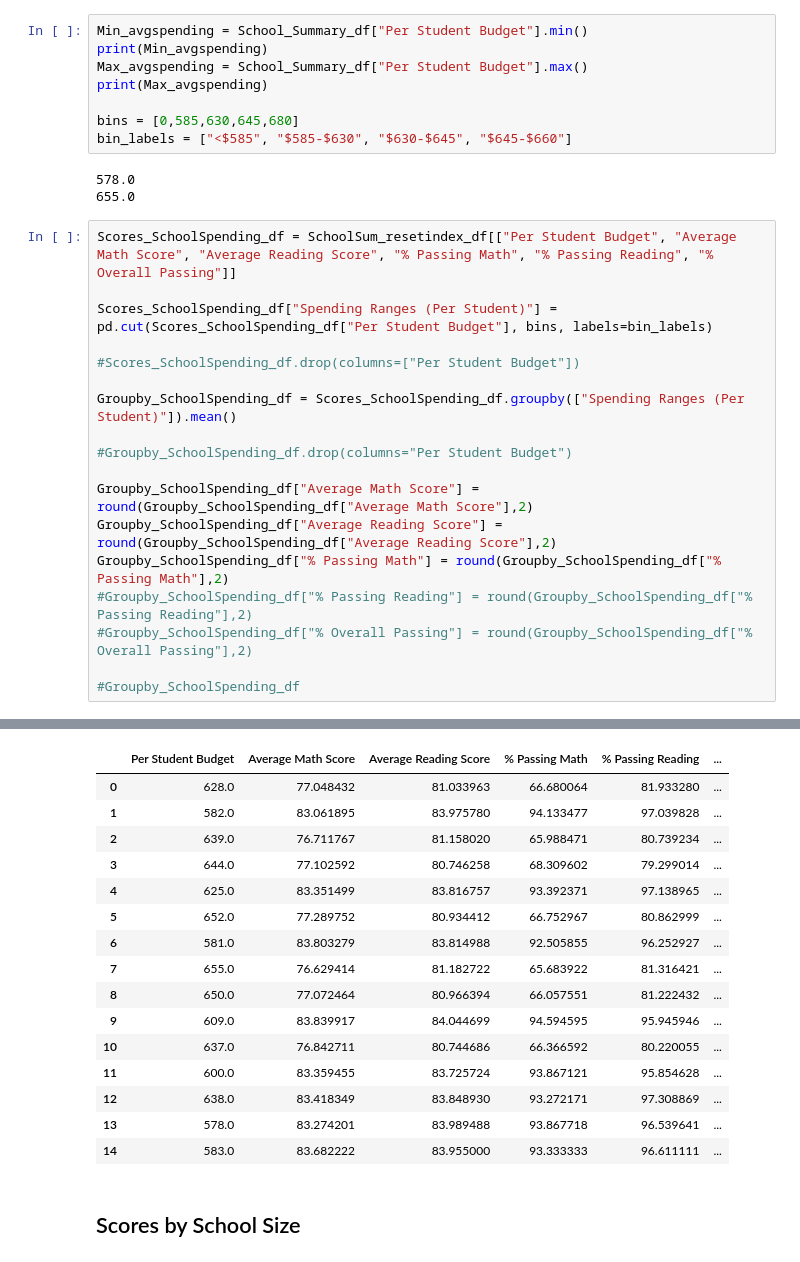
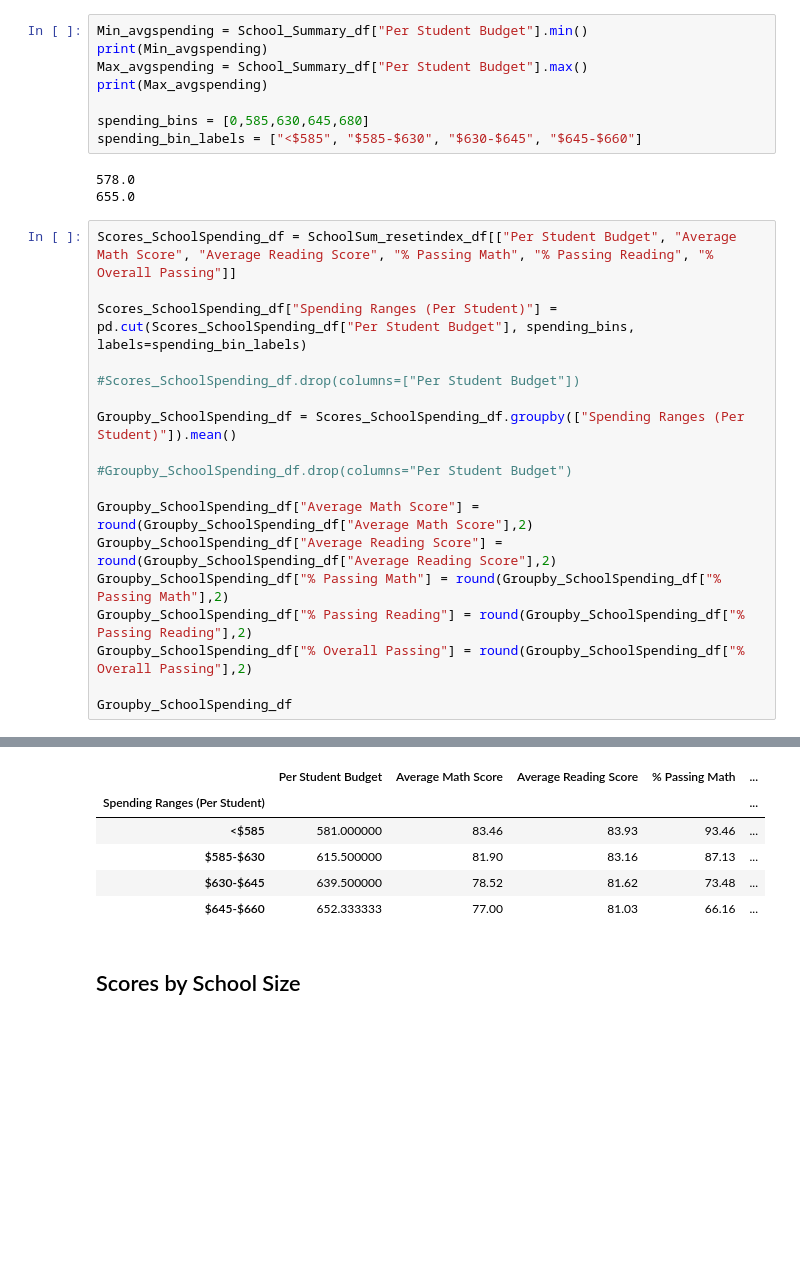
Before and after one commit to DerekLarson77/Pandas-School-Grades, a Jupyter notebook: PyCitySchools/PyCitySchools_rework.ipynb, the cells around one changed output, grey strips where cells are left out. Cells and saved outputs as stored; diff of their text form; blank space fills up the shorter version.

Commit message:
School Size and Type
Table completed.  Just need comments and to drop a column.

```diff
--- a/PyCitySchools/PyCitySchools_rework.ipynb
+++ b/PyCitySchools/PyCitySchools_rework.ipynb
@@ -441,51 +441,41 @@ print(Min_avgspending)
 Max_avgspending = School_Summary_df["Per Student Budget"].max()
 print(Max_avgspending)
 
-bins = [0,585,630,645,680]
-bin_labels = ["<$585", "$585-$630", "$630-$645", "$645-$660"]
+spending_bins = [0,585,630,645,680]
+spending_bin_labels = ["<$585", "$585-$630", "$630-$645", "$645-$660"]
 # %% [output]
 578.0
 655.0
 # %%
 Scores_SchoolSpending_df = SchoolSum_resetindex_df[["Per Student Budget", "Average Math Score", "Average Reading Score", "% Passing Math", "% Passing Reading", "% Overall Passing"]]
 
-Scores_SchoolSpending_df["Spending Ranges (Per Student)"] = pd.cut(Scores_SchoolSpending_df["Per Student Budget"], bins, labels=bin_labels)
+Scores_SchoolSpending_df["Spending Ranges (Per Student)"] = pd.cut(Scores_SchoolSpending_df["Per Student Budget"], spending_bins, labels=spending_bin_labels)
 
 #Scores_SchoolSpending_df.drop(columns=["Per Student Budget"])
 
 Groupby_SchoolSpending_df = Scores_SchoolSpending_df.groupby(["Spending Ranges (Per Student)"]).mean()
 
 #Groupby_SchoolSpending_df.drop(columns="Per Student Budget")
 
 Groupby_SchoolSpending_df["Average Math Score"] = round(Groupby_SchoolSpending_df["Average Math Score"],2)
 Groupby_SchoolSpending_df["Average Reading Score"] = round(Groupby_SchoolSpending_df["Average Reading Score"],2)
 Groupby_SchoolSpending_df["% Passing Math"] = round(Groupby_SchoolSpending_df["% Passing Math"],2)
-#Groupby_SchoolSpending_df["% Passing Reading"] = round(Groupby_SchoolSpending_df["% Passing Reading"],2)
-#Groupby_SchoolSpending_df["% Overall Passing"] = round(Groupby_SchoolSpending_df["% Overall Passing"],2)
+Groupby_SchoolSpending_df["% Passing Reading"] = round(Groupby_SchoolSpending_df["% Passing Reading"],2)
+Groupby_SchoolSpending_df["% Overall Passing"] = round(Groupby_SchoolSpending_df["% Overall Passing"],2)
 
-#Groupby_SchoolSpending_df
+Groupby_SchoolSpending_df
 # %% [output]
 A value is trying to be set on a copy of a slice from a DataFrame.
 Try using .loc[row_indexer,col_indexer] = value instead
 
 See the caveats in the documentation: https://pandas.pydata.org/pandas-docs/stable/user_guide/indexing.html#returning-a-view-versus-a-copy
   This is separate from the ipykernel package so we can avoid doing imports until
-|  | Per Student Budget | Average Math Score | Average Reading Score | % Passing Math | % Passing Reading | ... |
-| 0 | 628.0 | 77.048432 | 81.033963 | 66.680064 | 81.933280 | ... |
-| 1 | 582.0 | 83.061895 | 83.975780 | 94.133477 | 97.039828 | ... |
-| 2 | 639.0 | 76.711767 | 81.158020 | 65.988471 | 80.739234 | ... |
-| 3 | 644.0 | 77.102592 | 80.746258 | 68.309602 | 79.299014 | ... |
-| 4 | 625.0 | 83.351499 | 83.816757 | 93.392371 | 97.138965 | ... |
-| 5 | 652.0 | 77.289752 | 80.934412 | 66.752967 | 80.862999 | ... |
-| 6 | 581.0 | 83.803279 | 83.814988 | 92.505855 | 96.252927 | ... |
-| 7 | 655.0 | 76.629414 | 81.182722 | 65.683922 | 81.316421 | ... |
-| 8 | 650.0 | 77.072464 | 80.966394 | 66.057551 | 81.222432 | ... |
-| 9 | 609.0 | 83.839917 | 84.044699 | 94.594595 | 95.945946 | ... |
-| 10 | 637.0 | 76.842711 | 80.744686 | 66.366592 | 80.220055 | ... |
-| 11 | 600.0 | 83.359455 | 83.725724 | 93.867121 | 95.854628 | ... |
-| 12 | 638.0 | 83.418349 | 83.848930 | 93.272171 | 97.308869 | ... |
-| 13 | 578.0 | 83.274201 | 83.989488 | 93.867718 | 96.539641 | ... |
-| 14 | 583.0 | 83.682222 | 83.955000 | 93.333333 | 96.611111 | ... |
+|  | Per Student Budget | Average Math Score | Average Reading Score | % Passing Math | ... |
+| Spending Ranges (Per Student) |  |  |  |  | ... |
+| <$585 | 581.000000 | 83.46 | 83.93 | 93.46 | ... |
+| $585-$630 | 615.500000 | 81.90 | 83.16 | 87.13 | ... |
+| $630-$645 | 639.500000 | 78.52 | 81.62 | 73.48 | ... |
+| $645-$660 | 652.333333 | 77.00 | 81.03 | 66.16 | ... |
 # %% [markdown]
 ## Scores by School Size
 # %% [markdown]
```
Also changed, not shown: parts of 4 cells of this notebook.
